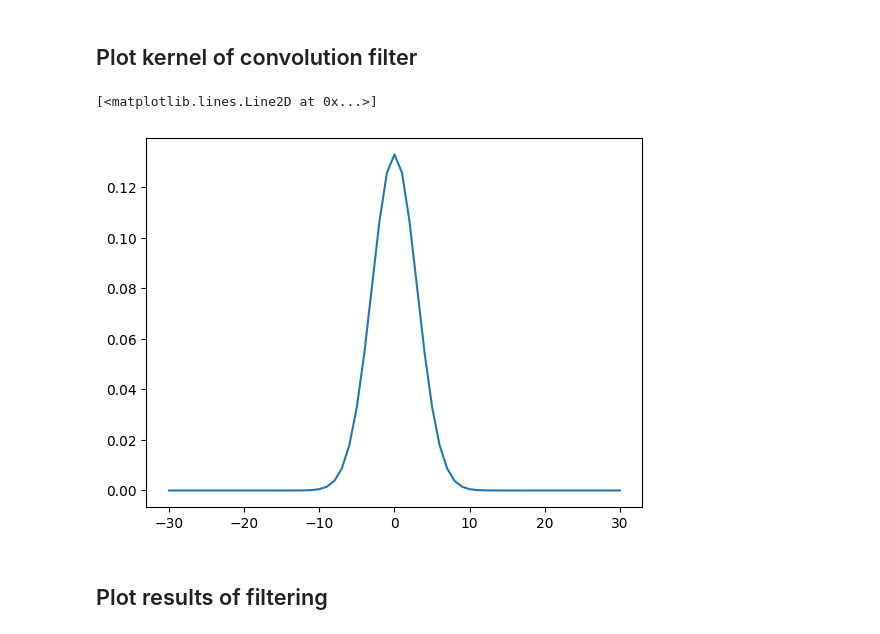
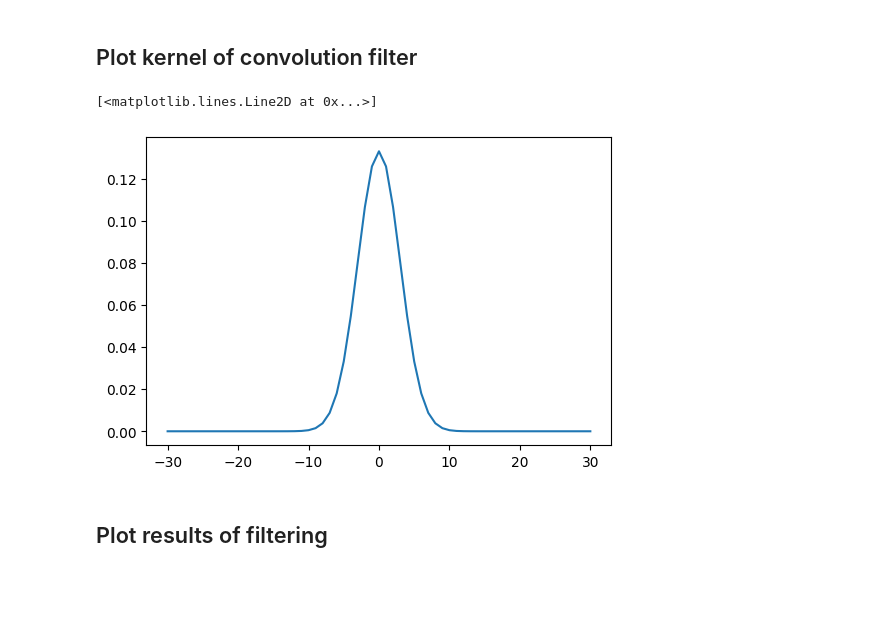
Before and after one commit to pciuh/simple-signal-filtering, a Jupyter notebook: cut_sine.ipynb, the cells around one changed output. Cells and saved outputs as stored; diff of their text form; code cells hidden in the pictures; blank space fills up the shorter version.

```diff
--- a/cut_sine.ipynb
+++ b/cut_sine.ipynb
@@ -131,11 +131,11 @@ st_dev = dfr['noise'].dropna(axis=0).std()/2
 # %% [markdown]
 ## Plot kernel of convolution filter
 # %%
-fig,ax = plt.subplots()
+fig,ax = plt.subplots(figsize=(6,3))
 ax.plot(xk,kernel)
 # %% [output]
 [<matplotlib.lines.Line2D at 0x...>]
-[figure, old version]
+[figure, new version]
 # %% [markdown]
 ## Plot results of filtering
 # %%
```
